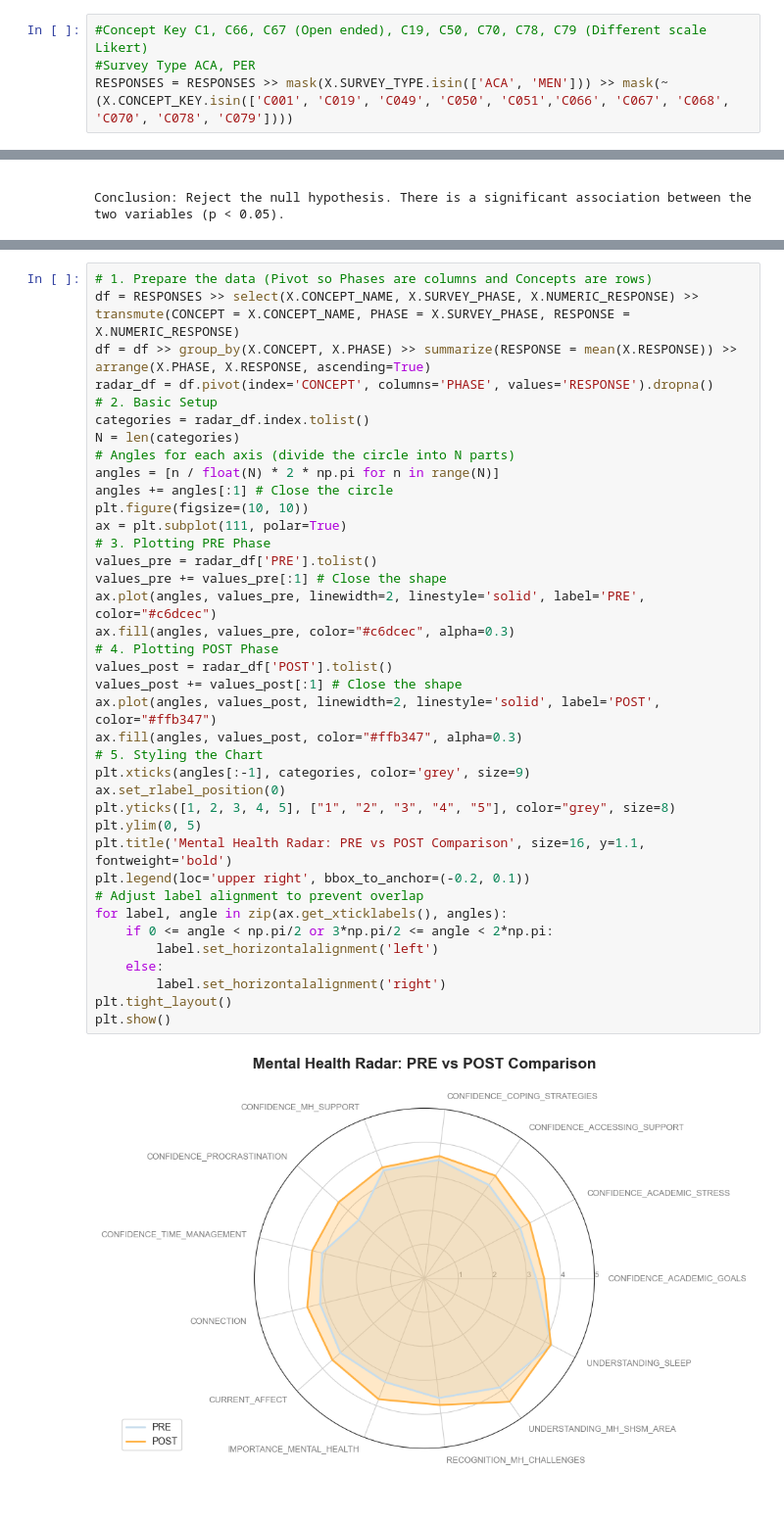
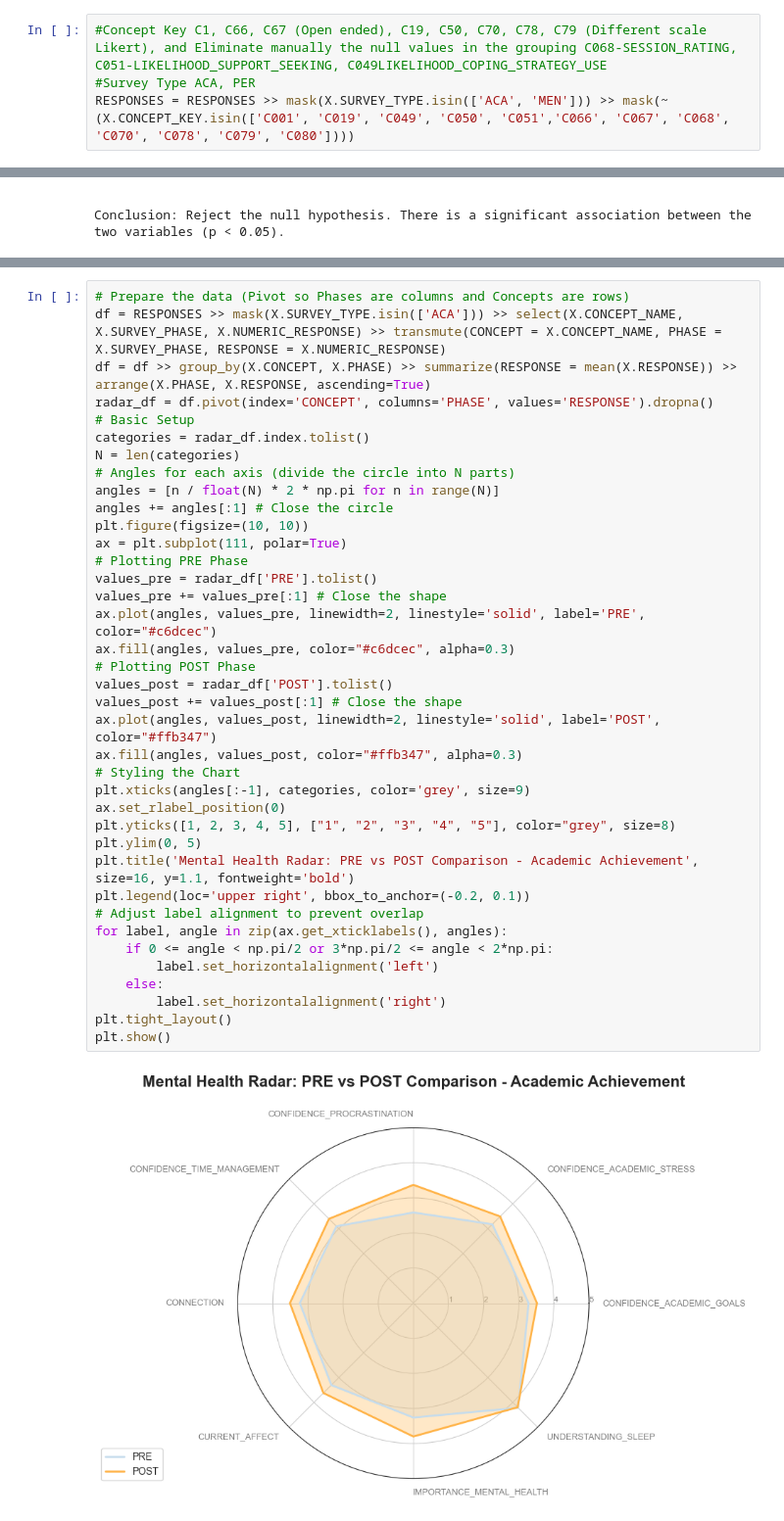
Before and after one commit to lorenald/survey-impact-analysis, a Jupyter notebook: DATA_PREPARATION.ipynb, the cells around one changed output, grey strips where cells are left out. Shown at 98% size. Saved outputs shown, nothing was run; the diff lists cells and outputs as text.

```diff
--- a/DATA_PREPARATION.ipynb
+++ b/DATA_PREPARATION.ipynb
@@ -55,9 +57,9 @@ RESPONSES['HOUR_RANGES'] = pd.cut(RESPONSES['TIMESTAMPS'].dt.hour,bins=[0, 12, 1
 # %% [markdown]
 Filter Conditions to Create Numeric Response
 # %%
-#Concept Key C1, C66, C67 (Open ended), C19, C50, C70, C78, C79 (Different scale Likert)
+#Concept Key C1, C66, C67 (Open ended), C19, C50, C70, C78, C79 (Different scale Likert), and Eliminate manually the null values in the grouping C068-SESSION_RATING, C051-LIKELIHOOD_SUPPORT_SEEKING, C049LIKELIHOOD_COPING_STRATEGY_USE
 #Survey Type ACA, PER
-RESPONSES = RESPONSES >> mask(X.SURVEY_TYPE.isin(['ACA', 'MEN'])) >> mask(~(X.CONCEPT_KEY.isin(['C001', 'C019', 'C049', 'C050', 'C051','C066', 'C067', 'C068', 'C070', 'C078', 'C079'])))
+RESPONSES = RESPONSES >> mask(X.SURVEY_TYPE.isin(['ACA', 'MEN'])) >> mask(~(X.CONCEPT_KEY.isin(['C001', 'C019', 'C049', 'C050', 'C051','C066', 'C067', 'C068', 'C070', 'C078', 'C079', 'C080'])))
 # %% [markdown]
 Mapping for Likert scale and numeric responses
 # %%
@@ -246,40 +250,40 @@ Conclusion: Reject the null hypothesis. There is a significant association betwe
 # %%
-# 1. Prepare the data (Pivot so Phases are columns and Concepts are rows)
-df = RESPONSES >> select(X.CONCEPT_NAME, X.SURVEY_PHASE, X.NUMERIC_RESPONSE) >> transmute(CONCEPT = X.CONCEPT_NAME, PHASE = X.SURVEY_PHASE, RESPONSE = X.NUMERIC_RESPONSE)
+# Prepare the data (Pivot so Phases are columns and Concepts are rows)
+df = RESPONSES >> mask(X.SURVEY_TYPE.isin(['ACA'])) >> select(X.CONCEPT_NAME, X.SURVEY_PHASE, X.NUMERIC_RESPONSE) >> transmute(CONCEPT = X.CONCEPT_NAME, PHASE = X.SURVEY_PHASE, RESPONSE = X.NUMERIC_RESPONSE)
 df = df >> group_by(X.CONCEPT, X.PHASE) >> summarize(RESPONSE = mean(X.RESPONSE)) >> arrange(X.PHASE, X.RESPONSE, ascending=True)
 radar_df = df.pivot(index='CONCEPT', columns='PHASE', values='RESPONSE').dropna()
-# 2. Basic Setup
+# Basic Setup
 categories = radar_df.index.tolist()
 N = len(categories)
 # Angles for each axis (divide the circle into N parts)
 angles = [n / float(N) * 2 * np.pi for n in range(N)]
 angles += angles[:1] # Close the circle
 plt.figure(figsize=(10, 10))
 ax = plt.subplot(111, polar=True)
-# 3. Plotting PRE Phase
+# Plotting PRE Phase
 values_pre = radar_df['PRE'].tolist()
 values_pre += values_pre[:1] # Close the shape
 ax.plot(angles, values_pre, linewidth=2, linestyle='solid', label='PRE', color="#c6dcec")
 ax.fill(angles, values_pre, color="#c6dcec", alpha=0.3)
-# 4. Plotting POST Phase
+# Plotting POST Phase
 values_post = radar_df['POST'].tolist()
 values_post += values_post[:1] # Close the shape
 ax.plot(angles, values_post, linewidth=2, linestyle='solid', label='POST', color="#ffb347")
 ax.fill(angles, values_post, color="#ffb347", alpha=0.3)
-# 5. Styling the Chart
+# Styling the Chart
 plt.xticks(angles[:-1], categories, color='grey', size=9)
 ax.set_rlabel_position(0)
 plt.yticks([1, 2, 3, 4, 5], ["1", "2", "3", "4", "5"], color="grey", size=8)
 plt.ylim(0, 5)
-plt.title('Mental Health Radar: PRE vs POST Comparison', size=16, y=1.1, fontweight='bold')
+plt.title('Mental Health Radar: PRE vs POST Comparison - Academic Achievement', size=16, y=1.1, fontweight='bold')
 plt.legend(loc='upper right', bbox_to_anchor=(-0.2, 0.1))
 # Adjust label alignment to prevent overlap
 for label, angle in zip(ax.get_xticklabels(), angles):
     if 0 <= angle < np.pi/2 or 3*np.pi/2 <= angle < 2*np.pi:
         label.set_horizontalalignment('left')
     else:
         label.set_horizontalalignment('right')
 plt.tight_layout()
 plt.show()
 # %% [output]
-[figure, old version]
+[figure, new version]
```
Also changed, not shown: parts of 8 cells of this notebook.
